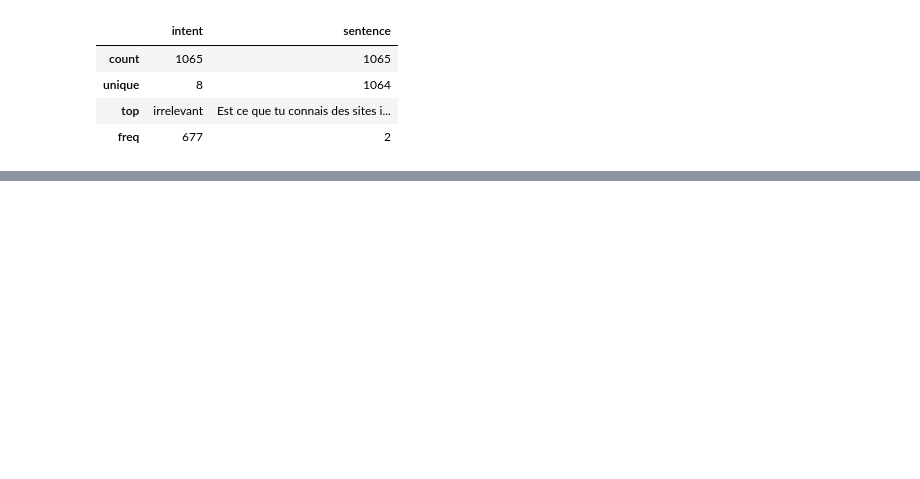
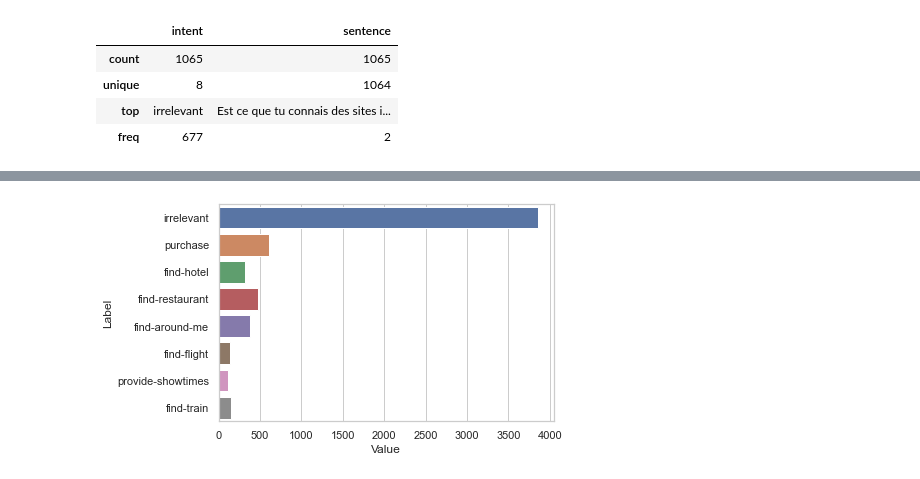
Before and after one commit to Revok98/ingenieurie-logicielle, a Jupyter notebook: intention_classifier.ipynb, the cells around one changed output, grey strips where cells are left out. Saved outputs shown, nothing was run; the diff lists cells and outputs as text; code cells hidden in the pictures; blank space fills up the shorter version.

```diff
--- a/intention_classifier.ipynb
+++ b/intention_classifier.ipynb
@@ -69,0 +108,4 @@ testing_set.describe()
+# %%
+plot_dictionnary(create_occurences_dict(data_training))
+# %% [output]
+[figure, added]
```
Also changed, not shown: parts of 7 cells of this notebook, 3 other files.
